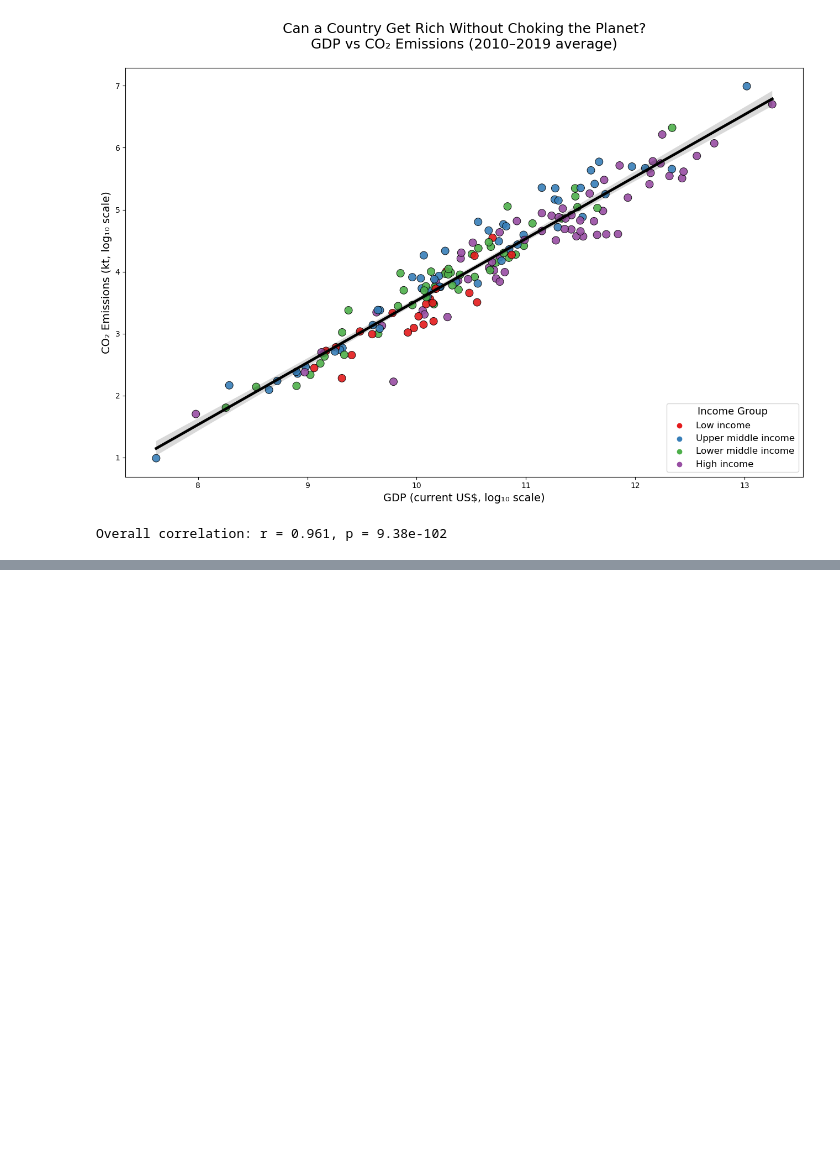
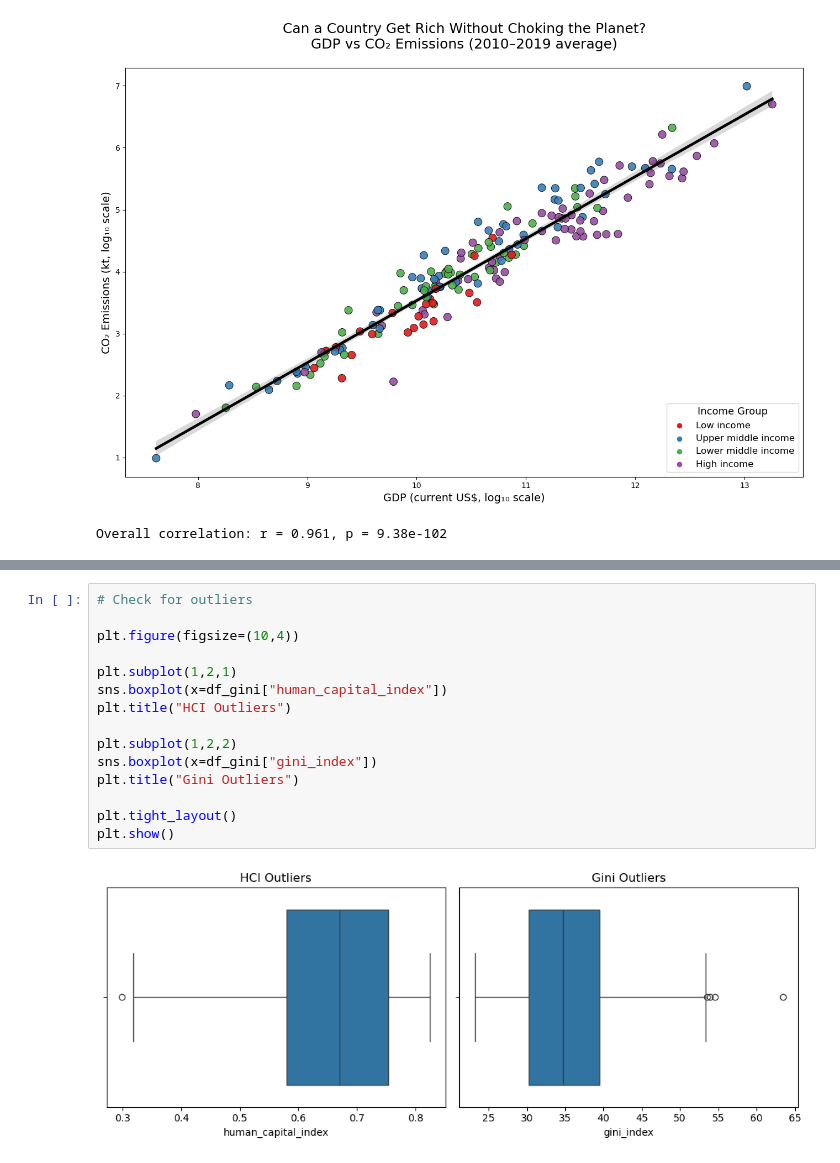
Before and after one commit to kellymegan/ASDA_2025_Group_2_Portfolio_, a Jupyter notebook: notebooks/week_06_group_2_notebook.ipynb, the cells around one changed output, grey strips where cells are left out. Cells and saved outputs as stored; diff of their text form; blank space fills up the shorter version.

```diff
--- a/notebooks/week_06_group_2_notebook.ipynb
+++ b/notebooks/week_06_group_2_notebook.ipynb
@@ -530,0 +584,17 @@ Overall correlation: r = 0.961, p = 9.38e-102
+# %%
+# Check for outliers
+
+plt.figure(figsize=(10,4))
+
+plt.subplot(1,2,1)
+sns.boxplot(x=df_gini["human_capital_index"])
+plt.title("HCI Outliers")
+
+plt.subplot(1,2,2)
+sns.boxplot(x=df_gini["gini_index"])
+plt.title("Gini Outliers")
+
+plt.tight_layout()
+plt.show()
+# %% [output]
+[figure, added]
```
Also changed, not shown: parts of 13 cells of this notebook, 4 other files.
